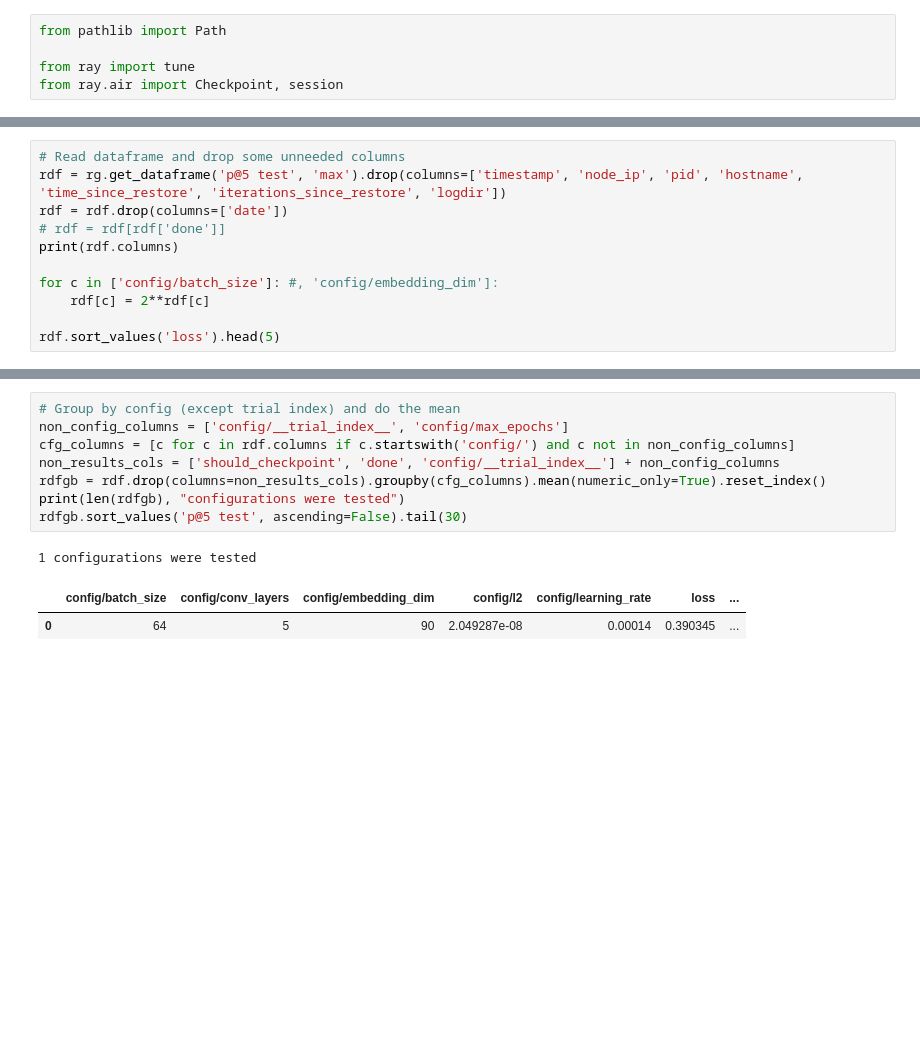
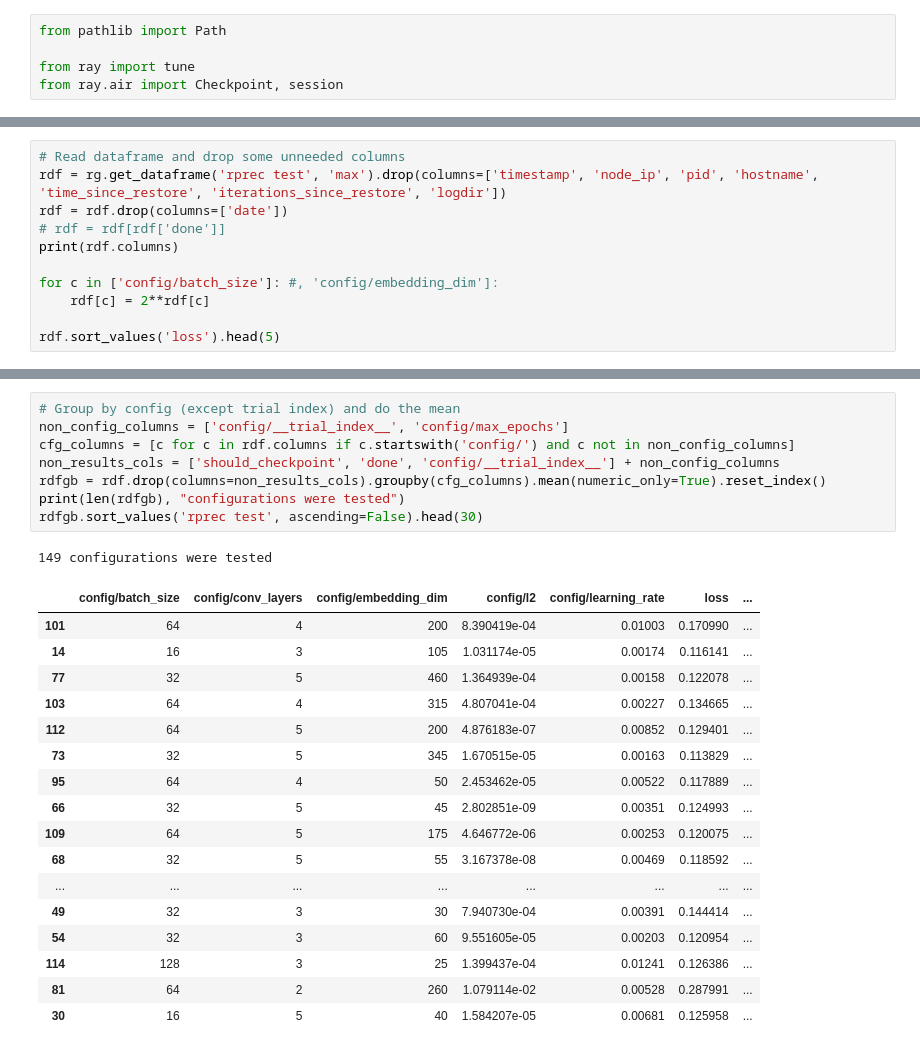
Before and after one commit to daviddavo/upm-tfm-notebooks, a Jupyter notebook: 03_mpv_tuning_results.ipynb, the cells around one changed output, grey strips where cells are left out. Cells and saved outputs as stored; diff of their text form; blank space fills up the shorter version.

```diff
--- a/03_mpv_tuning_results.ipynb
+++ b/03_mpv_tuning_results.ipynb
@@ -28,7 +30,7 @@ Result(
 )
 # %%
 # Read dataframe and drop some unneeded columns
-rdf = rg.get_dataframe('p@5 test', 'max').drop(columns=['timestamp', 'node_ip', 'pid', 'hostname', 'time_since_restore', 'iterations_since_restore', 'logdir'])
+rdf = rg.get_dataframe('rprec test', 'max').drop(columns=['timestamp', 'node_ip', 'pid', 'hostname', 'time_since_restore', 'iterations_since_restore', 'logdir'])
 rdf = rdf.drop(columns=['date'])
 # rdf = rdf[rdf['done']]
 print(rdf.columns)
@@ -55,12 +59,27 @@ Index(['loss', 'val_loss', 'rprec train', 'rprec test', 'p@5 train',
 # %%
 # Group by config (except trial index) and do the mean
 non_config_columns = ['config/__trial_index__', 'config/max_epochs']
 cfg_columns = [c for c in rdf.columns if c.startswith('config/') and c not in non_config_columns]
 non_results_cols = ['should_checkpoint', 'done', 'config/__trial_index__'] + non_config_columns
 rdfgb = rdf.drop(columns=non_results_cols).groupby(cfg_columns).mean(numeric_only=True).reset_index()
 print(len(rdfgb), "configurations were tested")
-rdfgb.sort_values('p@5 test', ascending=False).tail(30)
+rdfgb.sort_values('rprec test', ascending=False).head(30)
 # %% [output]
-1 configurations were tested
+149 configurations were tested
 |  | config/batch_size | config/conv_layers | config/embedding_dim | config/l2 | config/learning_rate | loss | ... |
-| 0 | 64 | 5 | 90 | 2.049287e-08 | 0.00014 | 0.390345 | ... |
+| 101 | 64 | 4 | 200 | 8.390419e-04 | 0.01003 | 0.170990 | ... |
+| 14 | 16 | 3 | 105 | 1.031174e-05 | 0.00174 | 0.116141 | ... |
+| 77 | 32 | 5 | 460 | 1.364939e-04 | 0.00158 | 0.122078 | ... |
+| 103 | 64 | 4 | 315 | 4.807041e-04 | 0.00227 | 0.134665 | ... |
+| 112 | 64 | 5 | 200 | 4.876183e-07 | 0.00852 | 0.129401 | ... |
+| 73 | 32 | 5 | 345 | 1.670515e-05 | 0.00163 | 0.113829 | ... |
+| 95 | 64 | 4 | 50 | 2.453462e-05 | 0.00522 | 0.117889 | ... |
+| 66 | 32 | 5 | 45 | 2.802851e-09 | 0.00351 | 0.124993 | ... |
+| 109 | 64 | 5 | 175 | 4.646772e-06 | 0.00253 | 0.120075 | ... |
+| 68 | 32 | 5 | 55 | 3.167378e-08 | 0.00469 | 0.118592 | ... |
+| ... | ... | ... | ... | ... | ... | ... | ... |
+| 49 | 32 | 3 | 30 | 7.940730e-04 | 0.00391 | 0.144414 | ... |
+| 54 | 32 | 3 | 60 | 9.551605e-05 | 0.00203 | 0.120954 | ... |
+| 114 | 128 | 3 | 25 | 1.399437e-04 | 0.01241 | 0.126386 | ... |
+| 81 | 64 | 2 | 260 | 1.079114e-02 | 0.00528 | 0.287991 | ... |
+| 30 | 16 | 5 | 40 | 1.584207e-05 | 0.00681 | 0.125958 | ... |
```
Also changed, not shown: parts of 2 cells of this notebook, 1 other file.
